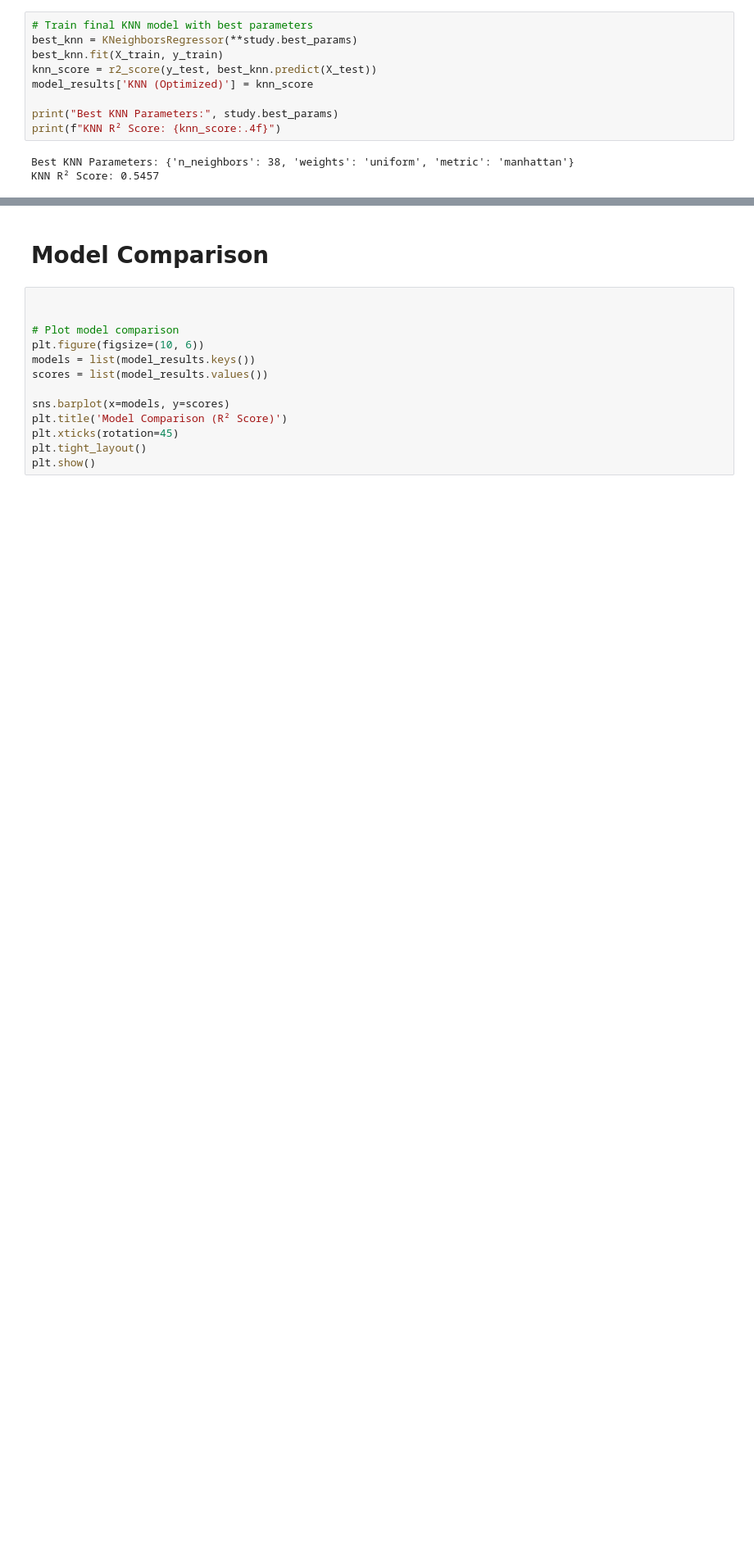
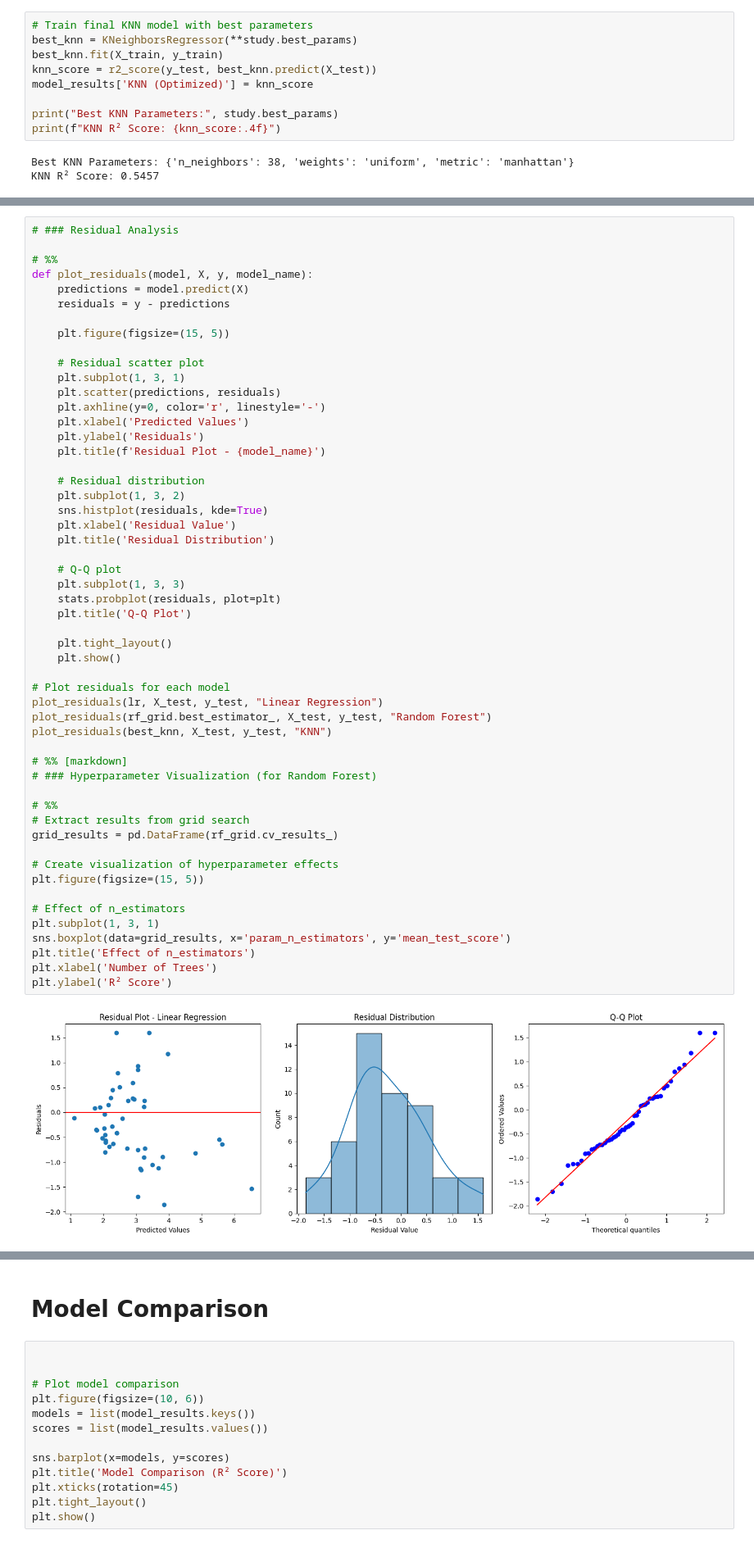
Before and after one commit to DarkLord017/DAIAssignment2, a Jupyter notebook: Sambhav_Assignment2.ipynb, the cells around one changed output, grey strips where cells are left out. Shown at 82% size. Drawn from its saved outputs; the diff is of its cells as text; blank space fills up the shorter version.

```diff
--- a/Sambhav_Assignment2.ipynb
+++ b/Sambhav_Assignment2.ipynb
@@ -370,0 +483,55 @@ KNN R² Score: 0.5457
+# %%
+# ### Residual Analysis
+
+# %%
+def plot_residuals(model, X, y, model_name):
+    predictions = model.predict(X)
+    residuals = y - predictions
+
+    plt.figure(figsize=(15, 5))
+
+    # Residual scatter plot
+    plt.subplot(1, 3, 1)
+    plt.scatter(predictions, residuals)
+    plt.axhline(y=0, color='r', linestyle='-')
+    plt.xlabel('Predicted Values')
+    plt.ylabel('Residuals')
+    plt.title(f'Residual Plot - {model_name}')
+
+    # Residual distribution
+    plt.subplot(1, 3, 2)
+    sns.histplot(residuals, kde=True)
+    plt.xlabel('Residual Value')
+    plt.title('Residual Distribution')
+
+    # Q-Q plot
+    plt.subplot(1, 3, 3)
+    stats.probplot(residuals, plot=plt)
+    plt.title('Q-Q Plot')
+
+    plt.tight_layout()
+    plt.show()
+
+# Plot residuals for each model
+plot_residuals(lr, X_test, y_test, "Linear Regression")
+plot_residuals(rf_grid.best_estimator_, X_test, y_test, "Random Forest")
+plot_residuals(best_knn, X_test, y_test, "KNN")
+
+# %% [markdown]
+# ### Hyperparameter Visualization (for Random Forest)
+
+# %%
+# Extract results from grid search
+grid_results = pd.DataFrame(rf_grid.cv_results_)
+
+# Create visualization of hyperparameter effects
+plt.figure(figsize=(15, 5))
+
+# Effect of n_estimators
+plt.subplot(1, 3, 1)
+sns.boxplot(data=grid_results, x='param_n_estimators', y='mean_test_score')
+plt.title('Effect of n_estimators')
+plt.xlabel('Number of Trees')
+plt.ylabel('R² Score')
+# %% [output]
+[figure, added]
```
Also changed, not shown: parts of 10 cells of this notebook.
